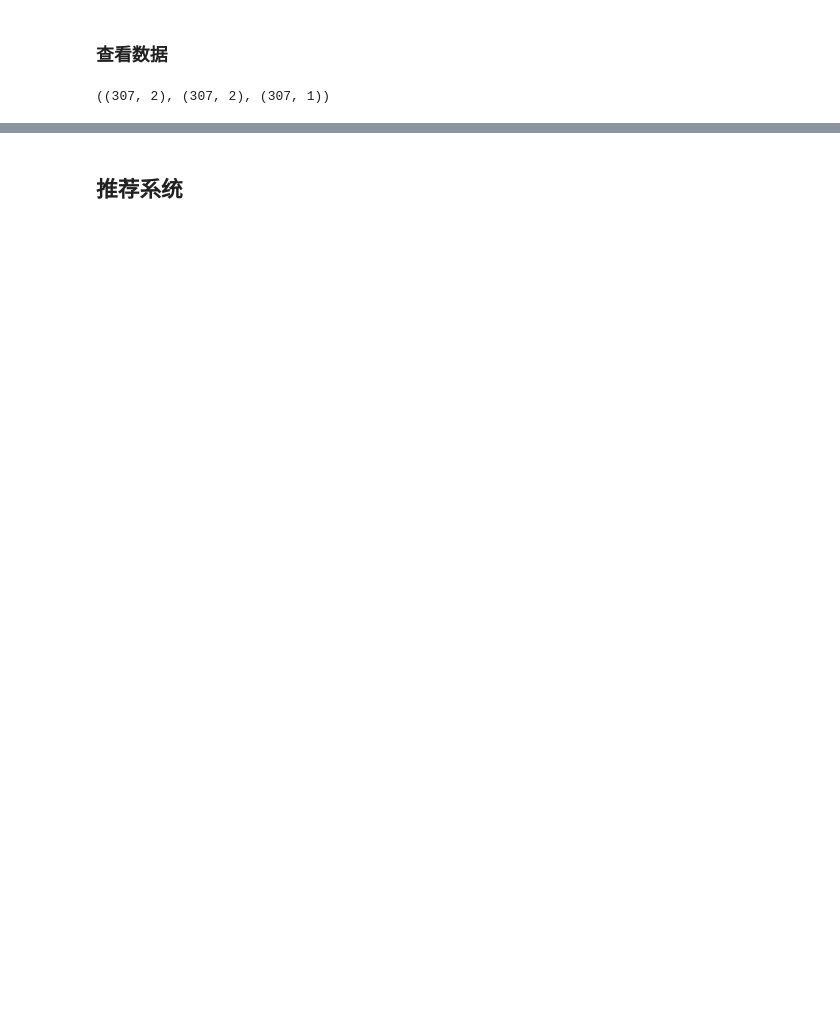
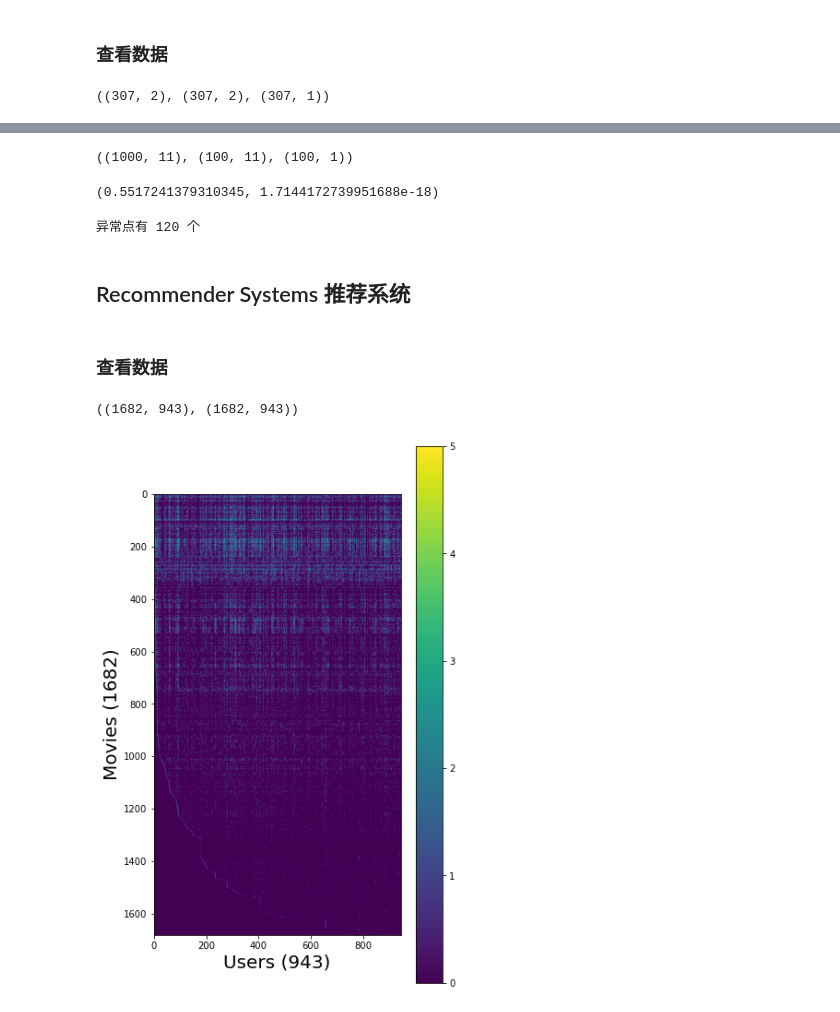
Before and after one commit to sherlockHSY/CourseML_Homework, a Jupyter notebook: ex8-Anomaly Detection and Recommender Systems/my_ex8.ipynb, the cells around one changed output, grey strips where cells are left out. Saved outputs shown, nothing was run; the diff lists cells and outputs as text; code cells hidden in the pictures; blank space fills up the shorter version.

```diff
--- a/ex8-Anomaly Detection and Recommender Systems/my_ex8.ipynb
+++ b/ex8-Anomaly Detection and Recommender Systems/my_ex8.ipynb
@@ -60,2 +144,42 @@ TypeError: Length of x (6) must match number of columns in z (2)
+# %%
+data2 = sio.loadmat('./data/ex8data2.mat')
+X_2 = data2['X']
+Xval_2 = data2['Xval']
+yval_2 = data2['yval']
+X_2.shape, Xval_2.shape, yval_2.shape
+# %% [output]
+((1000, 11), (100, 11), (100, 1))
+# %%
+mu_2,sigma_2 = estimate_gaussian(X_2)
+
+cv_gaus_2 = gaus(Xval_2, mu_2, sigma_2)
+
+best_F1_2, best_eps_2 = select_threshold(cv_gaus_2,yval_2)
+best_F1_2, best_eps_2
+# %% [output]
+(0.5517241379310345, 1.7144172739951688e-18)
+# %%
+X_gaus_2 = gaus(X_2, mu_2, sigma_2)
+anomsous_2 = np.array([X_2[i] for i in range(X_2.shape[0]) if X_gaus_2[i] < best_eps_2])
+print("异常点有 %d 个"%anomsous_2.shape[0])
+# %% [output]
+异常点有 120 个
 # %% [markdown]
-## 推荐系统
+## Recommender Systems 推荐系统
+# %% [markdown]
+### 查看数据
+# %%
+data3 = sio.loadmat('./data/ex8_movies.mat')
+Y = data3['Y'] # num movies × num users matrix
+R = data3['R'] # an binary-valued indicator matrix
+Y.shape,R.shape
+# %% [output]
+((1682, 943), (1682, 943))
+# %%
+fig = plt.figure(figsize=(6,6*(Y.shape[0]/Y.shape[1])))
+dummy = plt.imshow(Y)
+dummy = plt.colorbar()
+dummy = plt.ylabel('Movies (%d)'%Y.shape[0],fontsize=20)
+dummy = plt.xlabel('Users (%d)'%Y.shape[1],fontsize=20)
+# %% [output]
+[figure, added]
```
Also changed, not shown: parts of 16 cells of this notebook, 3 other files.
